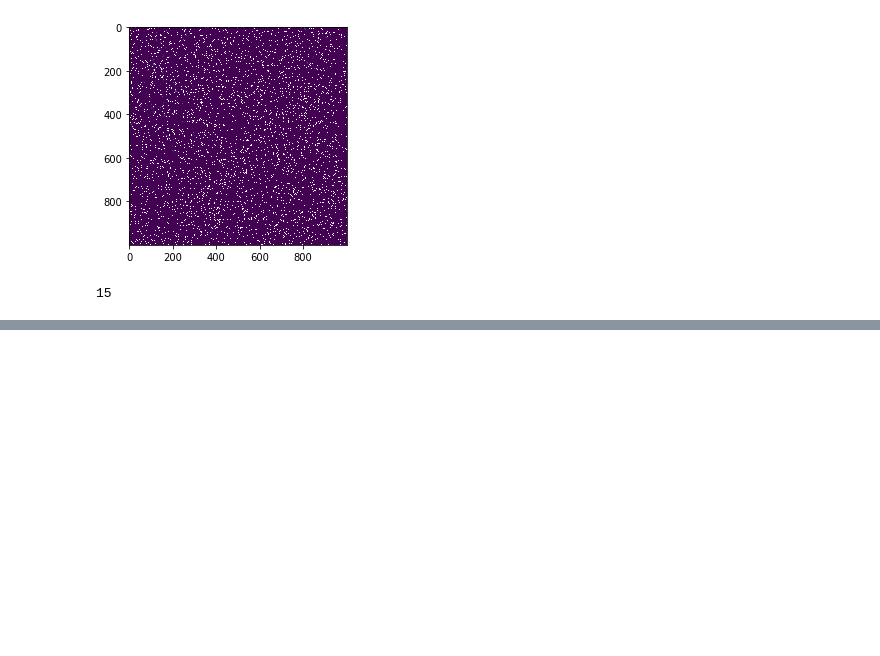
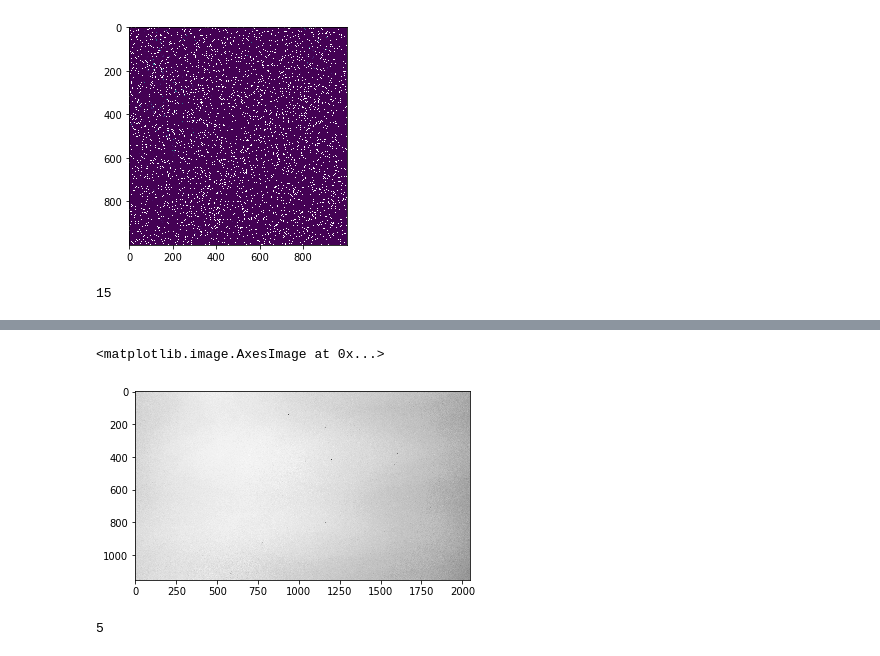
Before and after one commit to kensekense/unige-spring-2020, a Jupyter notebook: selected_topics/forensics/tp1/forensics_TP1.ipynb, the cells around one changed output, grey strips where cells are left out. Drawn from its saved outputs; the diff is of its cells as text; code cells hidden in the pictures; blank space fills up the shorter version.

```diff
--- a/selected_topics/forensics/forensics_TP1.ipynb
+++ b/selected_topics/forensics/tp1/forensics_TP1.ipynb
@@ -106,0 +113,29 @@ print(len(fingerprints))
+# %%
+camera_b = []
+for i in range(1,6):
+    img = cv2.imread("./camera_b_photos/{0}.PNG".format(i), 0)
+    camera_b.append(img)
+plt.imshow(camera_b[3], cmap="Greys_r") #supposed to be mostly white
+# %% [output]
+<matplotlib.image.AxesImage at 0x...>
+[figure, added]
+# %%
+#calculate fingerprint B
+
+for i in range(0, len(camera_b)):
+    camera_b[i] = camera_b[i][0:1000,0:1000]
+
+filtered_b = []
+for i in range(0, len(camera_b)):
+    filtered_b.append(cv2.fastNlMeansDenoising(camera_b[i], h=2))
+
+W_b = []
+for i in range(0, len(camera_b)):
+    W_b.append(camera_b[i]-filtered_b[i])
+
+fingerprints_b = []
+for i in range(0, len(camera_b)):
+    fingerprints_b.append(calc_contribution(W_b[i],camera_b[i]))
+print(len(fingerprints_b))
+# %% [output]
+5
```
Also changed, not shown: parts of 4 cells of this notebook, 25 other files.
